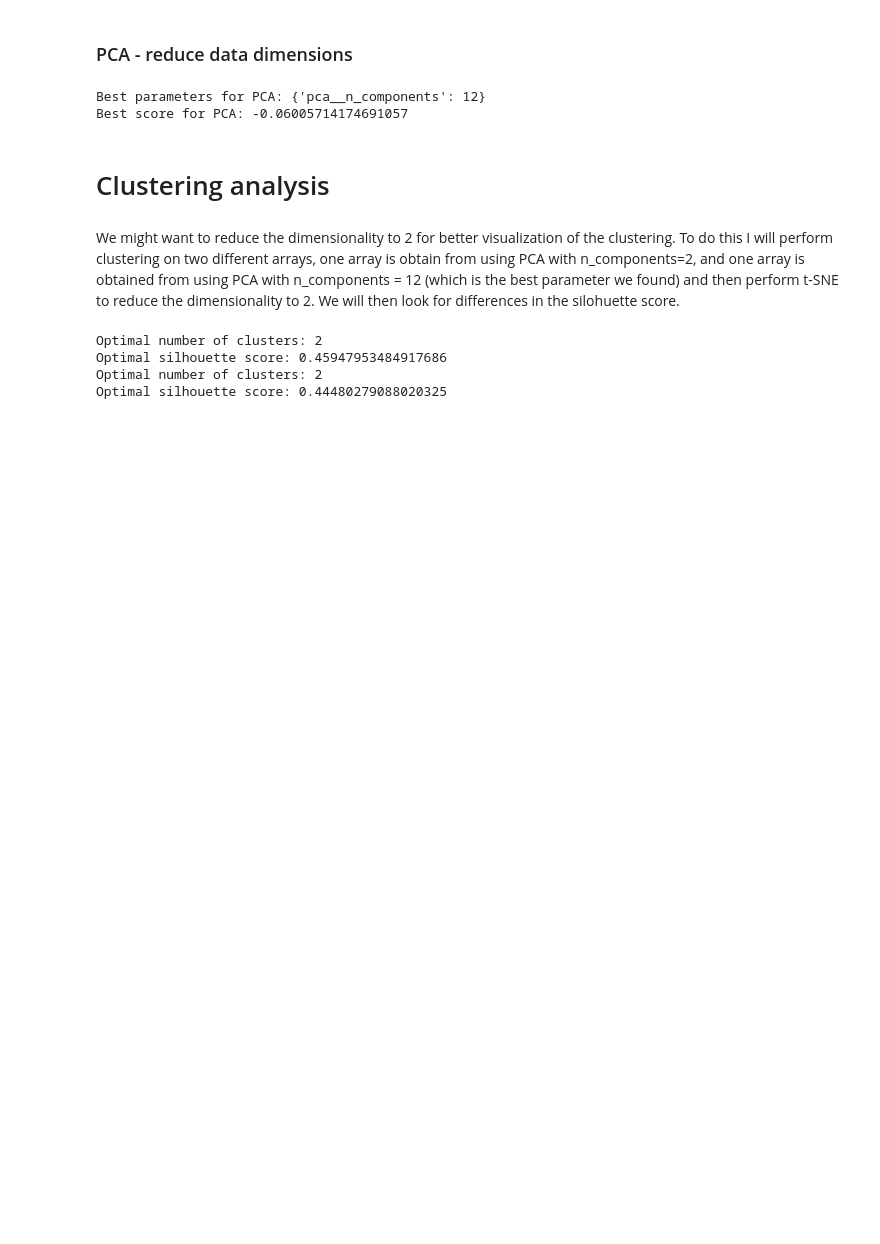
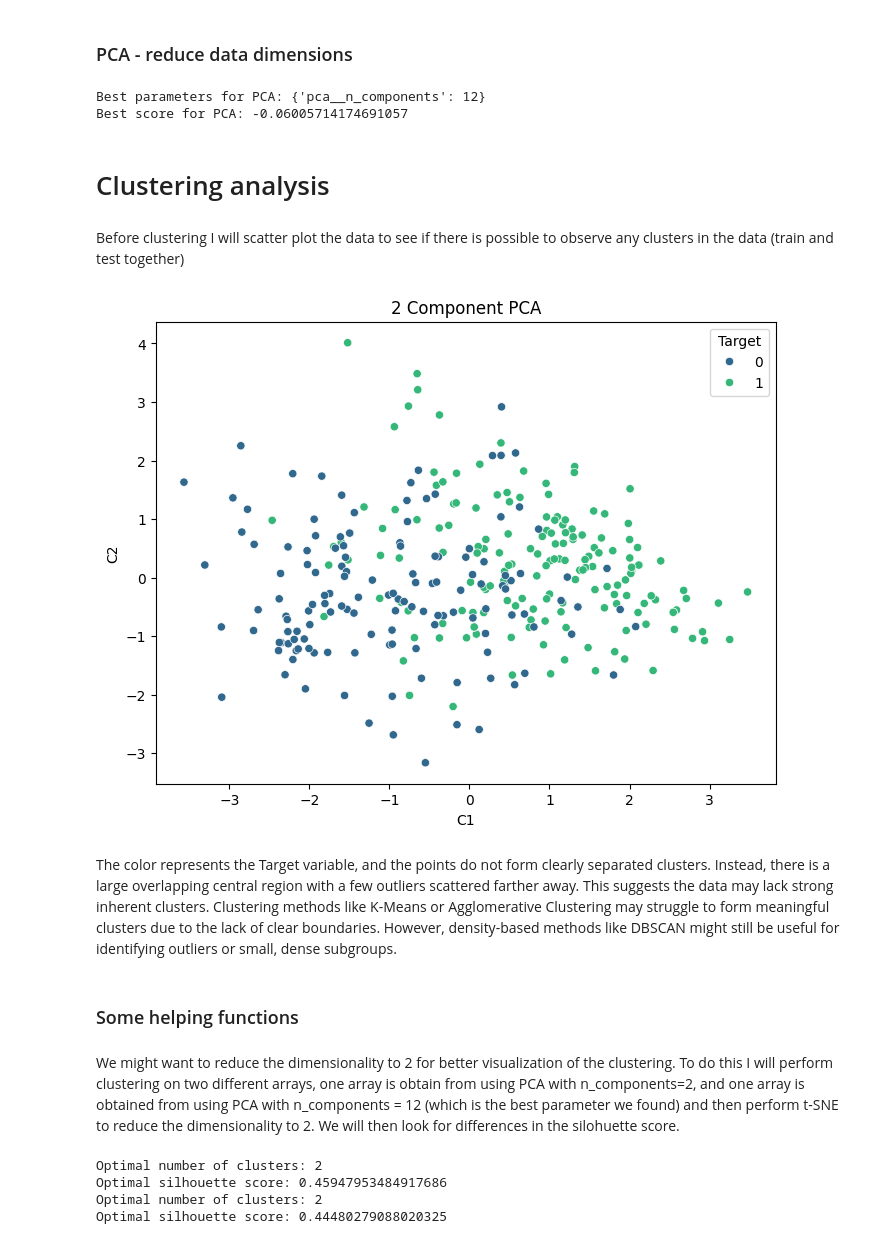
Before and after one commit to kajaloennecken/COMP4433-Project, a Jupyter notebook: Overview.ipynb, the cells around one changed output. Drawn from its saved outputs; the diff is of its cells as text; code cells hidden in the pictures; blank space fills up the shorter version.

```diff
--- a/Overview.ipynb
+++ b/Overview.ipynb
@@ -736,16 +742,36 @@ for key, value in BEST_PARAM_PCA_SEARCH.items():
     BEST_PARAM_PCA[key.split("__")[1]] = value
 
 BEST_PARAM_PCA
-pca = PCA(n_components=BEST_PARAM_PCA["n_components"])
+PCA_BEST = PCA(n_components=BEST_PARAM_PCA["n_components"])
 
-PRE_PROCESSOR_PCA = Pipeline(
-    steps=[("preprocessor", PRE_PROCESSOR), ("pca", pca)]
+PRE_PROCESSOR_PCA_BEST = Pipeline(
+    steps=[("preprocessor", PRE_PROCESSOR), ("pca", PCA_BEST)]
 )
+PCA_2 = PCA(n_components=2)
+PRE_PROCESSOR_PCA_2 = Pipeline(steps=[("preprocessor", PRE_PROCESSOR), ("pca", PCA_2)])
 # %% [output]
 Best parameters for PCA: {'pca__n_components': 12}
 Best score for PCA: -0.06005714174691057
 # %% [markdown]
 # Clustering analysis
+# %% [markdown]
+Before clustering I will scatter plot the data to see if there is possible to observe any clusters in the data (train and test together)
+# %%
+pca_2 = PCA(n_components=2)
+X_pca = PRE_PROCESSOR_PCA_2.fit_transform(X)
+
+DF_PCA_2 = pd.DataFrame(X_pca, columns=["C1", "C2"])
+DF_PCA_2["Target"] = y
+plt.figure(figsize=(8, 6))
+sns.scatterplot(DF_PCA_2, x='C1', y='C2', hue='Target', palette='viridis')
+plt.title('2 Component PCA')
+plt.show()
+# %% [output]
+[figure, added]
+# %% [markdown]
+The color represents the Target variable, and the points do not form clearly separated clusters. Instead, there is a large overlapping central region with a few outliers scattered farther away. This suggests the data may lack strong inherent clusters. Clustering methods like K-Means or Agglomerative Clustering may struggle to form meaningful clusters due to the lack of clear boundaries. However, density-based methods like DBSCAN might still be useful for identifying outliers or small, dense subgroups.
+# %% [markdown]
+### Some helping functions
 # %%
 #Some helping functions for the clustering analysis
 #Finding the optimal k for K-means
```
Also changed, not shown: parts of 24 cells of this notebook.
